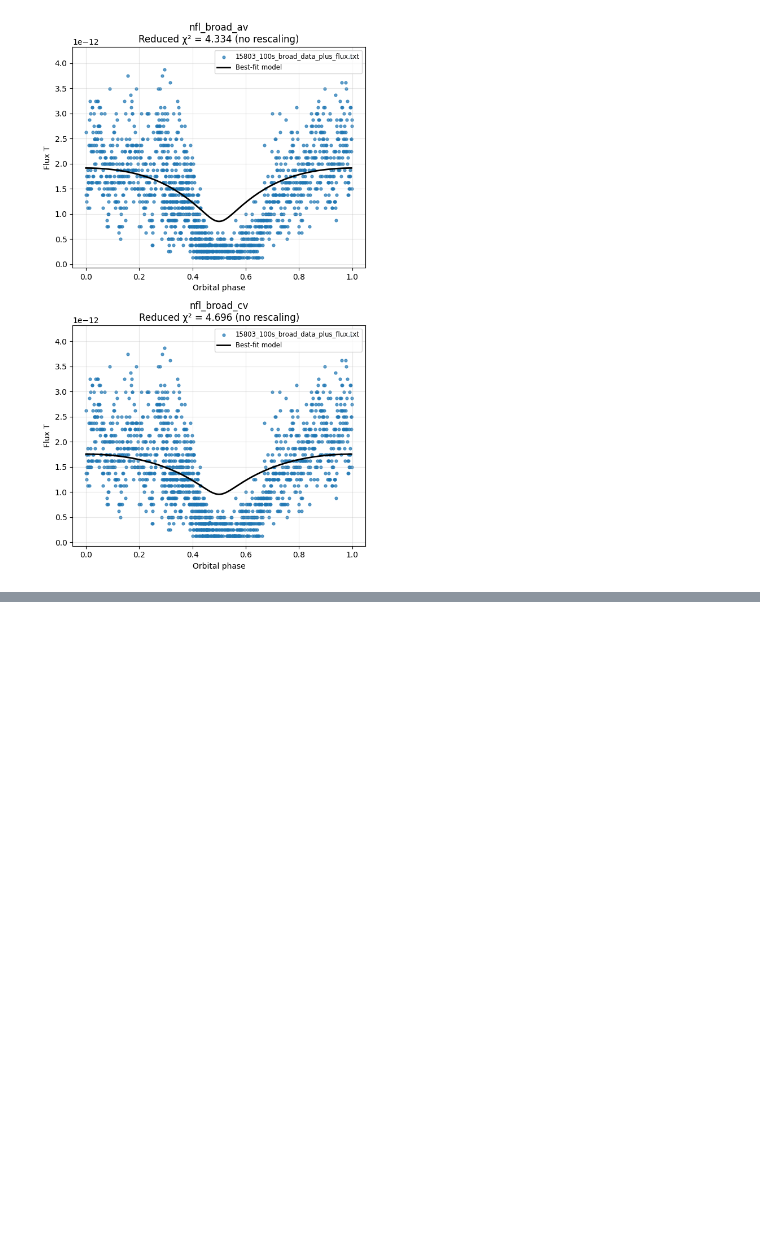
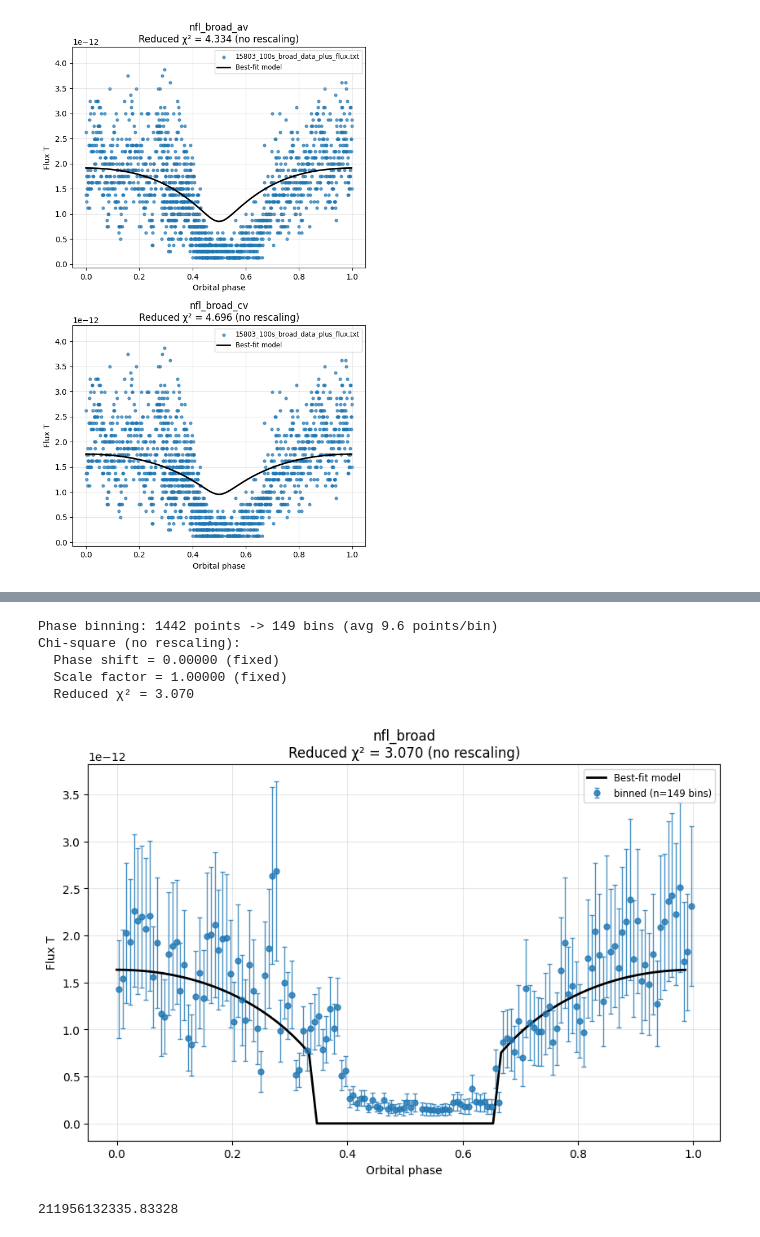
Before and after one commit to Ruchit10/XRB_LightCurve, a Jupyter notebook: xrb_model_analysis_single_15803.ipynb, the cells around one changed output, grey strips where cells are left out. Cells and saved outputs as stored; diff of their text form; code cells hidden in the pictures; blank space fills up the shorter version.

```diff
--- a/xrb_model_analysis_single_15803.ipynb
+++ b/xrb_model_analysis_single_15803.ipynb
@@ -356,0 +360,11 @@ Chi-square (no rescaling):
+# %%
+# Plot broad band LC
+obs_column = "flux_t"
+time_column = "t_raw"
+data = load_data("./data/IC_10_X1_LC_CIAO/broad/single", obs_column = obs_column, time_column = time_column)
+n_before = len(data)
+data_df = data[(data['rate'] != 0) & (data['rate'].notna())].reset_index(drop=True)
+n_removed = n_before - len(data_df)
+if n_removed > 0:
+    print(f"Removed {n_removed} zero/NaN flux data points ({len(data_df)} remaining)")
+plot_phase(data_df, None, obs_column_name = obs_column)
@@ -356,0 +375,48 @@ Chi-square (no rescaling):
+# %%
+# Smooth powerlaw wind model
+wind_params = {"Rb": 7.711251, "p": 7.426900, "Delta": 2}
+sim_df = simulate_lightcurve(
+        r=0.008074,
+        R=2.582077,
+        d1=3.004693,
+        d2=0.0,
+        gma0=-90,
+        i0=14.298801,
+        dth=5,
+        d2h=6,
+        dz=0.5,
+        verbose=False,
+        n_jobs=7,
+        flux_method="interpolate",
+        flux_csv_path="./analyses/flux_vs_nH_tbabs_15803_broad.csv",
+        flux_type="erg",
+        lam=0.533545,
+        Rmax=None,
+        converge_rmax=True,
+        wind_model="smooth_pl",
+        wind_params=wind_params,
+    )
+df = phase_bin_data(
+    data_df,
+    n_bins=150,
+    min_points_per_bin=5,
+    rate_column='rate',
+    error_column='error',
+    verbose=True
+)
+is_binned = True
+sim_columns = detect_flux_columns(sim_df)
+shift, scale, chi2 = fit_simulation(df, sim_df, sim_columns[0], rescale=False)
+plot_phase(df, None, sim_df, shift, scale, sim_columns[0], chi2,
+            rescaled=False, obs_column_name=obs_column, is_binned=is_binned)
+# %% [output]
+Phase binning: 1442 points -> 149 bins (avg 9.6 points/bin)
+Chi-square (no rescaling):
+  Phase shift = 0.00000 (fixed)
+  Scale factor = 1.00000 (fixed)
+  Reduced χ² = 3.070
+[figure, added]
+# %%
+compute_surface_density(sim_df, lam=0.553545, R_star = 2.582, wind_model = "smooth_pl", wind_params=wind_params)
+# %% [output]
+211956132335.83328
```
Also changed, not shown: parts of 3 cells of this notebook, 2 other files.
